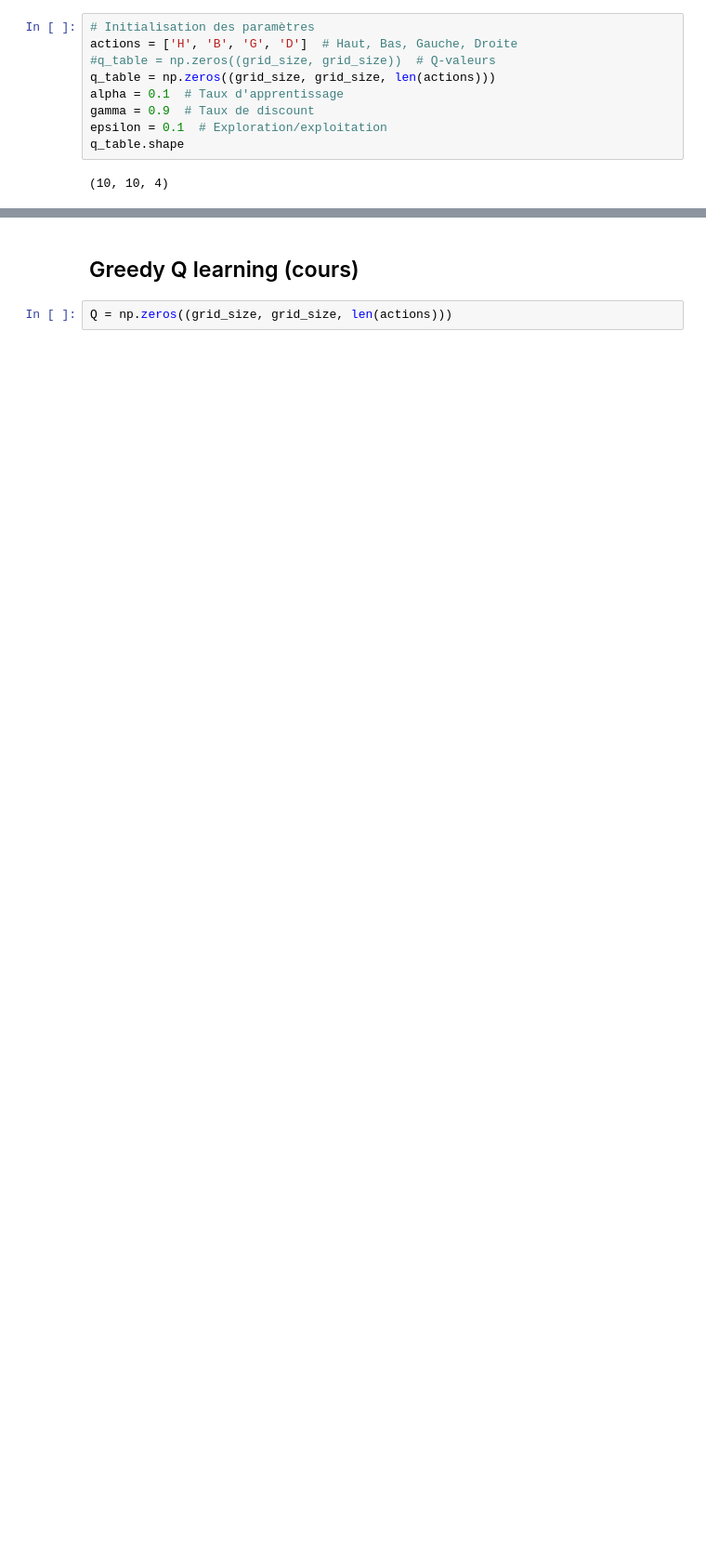
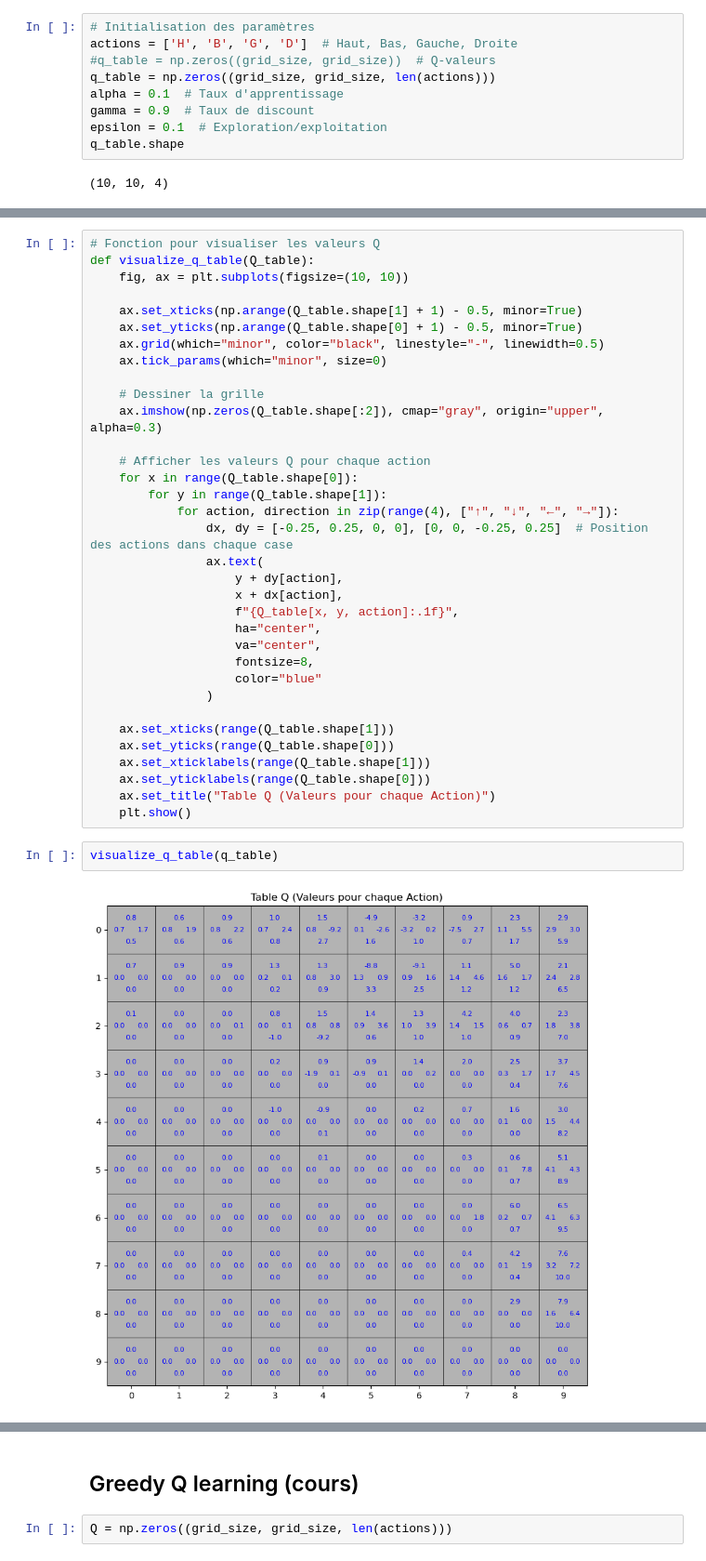
Before and after one commit to ourahma/Q_Learning, a Jupyter notebook: setup_env.ipynb, the cells around one changed output, grey strips where cells are left out. Shown: that part at 93% size. Drawn from its saved outputs; the diff is of its cells as text; blank space fills up the shorter version.

```diff
--- a/setup_env.ipynb
+++ b/setup_env.ipynb
@@ -165,0 +178,38 @@ visualize_path(env, valid_path)
+# %%
+# Fonction pour visualiser les valeurs Q
+def visualize_q_table(Q_table):
+    fig, ax = plt.subplots(figsize=(10, 10))
+
+    ax.set_xticks(np.arange(Q_table.shape[1] + 1) - 0.5, minor=True)
+    ax.set_yticks(np.arange(Q_table.shape[0] + 1) - 0.5, minor=True)
+    ax.grid(which="minor", color="black", linestyle="-", linewidth=0.5)
+    ax.tick_params(which="minor", size=0)
+
+    # Dessiner la grille
+    ax.imshow(np.zeros(Q_table.shape[:2]), cmap="gray", origin="upper", alpha=0.3)
+
+    # Afficher les valeurs Q pour chaque action
+    for x in range(Q_table.shape[0]):
+        for y in range(Q_table.shape[1]):
+            for action, direction in zip(range(4), ["↑", "↓", "←", "→"]):
+                dx, dy = [-0.25, 0.25, 0, 0], [0, 0, -0.25, 0.25]  # Position des actions dans chaque case
+                ax.text(
+                    y + dy[action],
+                    x + dx[action],
+                    f"{Q_table[x, y, action]:.1f}",
+                    ha="center",
+                    va="center",
+                    fontsize=8,
+                    color="blue"
+                )
+
+    ax.set_xticks(range(Q_table.shape[1]))
+    ax.set_yticks(range(Q_table.shape[0]))
+    ax.set_xticklabels(range(Q_table.shape[1]))
+    ax.set_yticklabels(range(Q_table.shape[0]))
+    ax.set_title("Table Q (Valeurs pour chaque Action)")
+    plt.show()
+# %%
+visualize_q_table(q_table)
+# %% [output]
+[figure, added]
```
Also changed, not shown: parts of 9 cells of this notebook, 1 other file.
